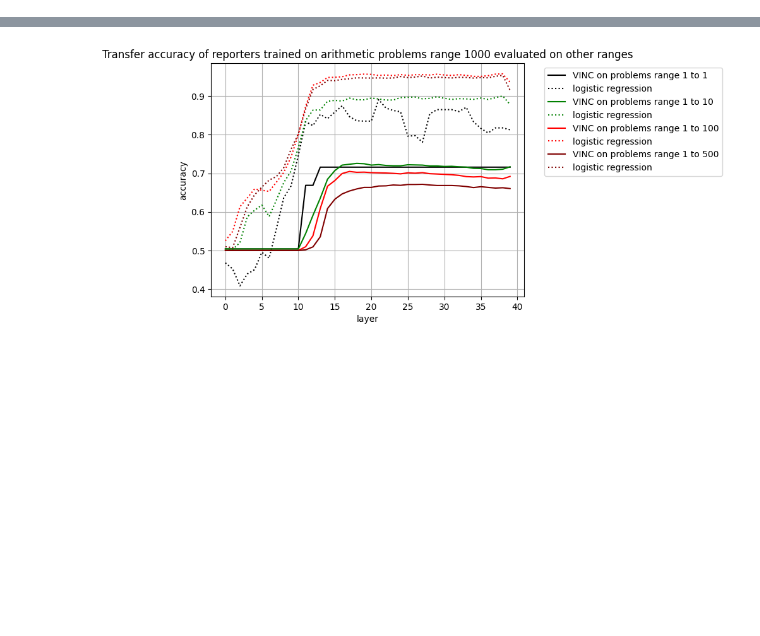
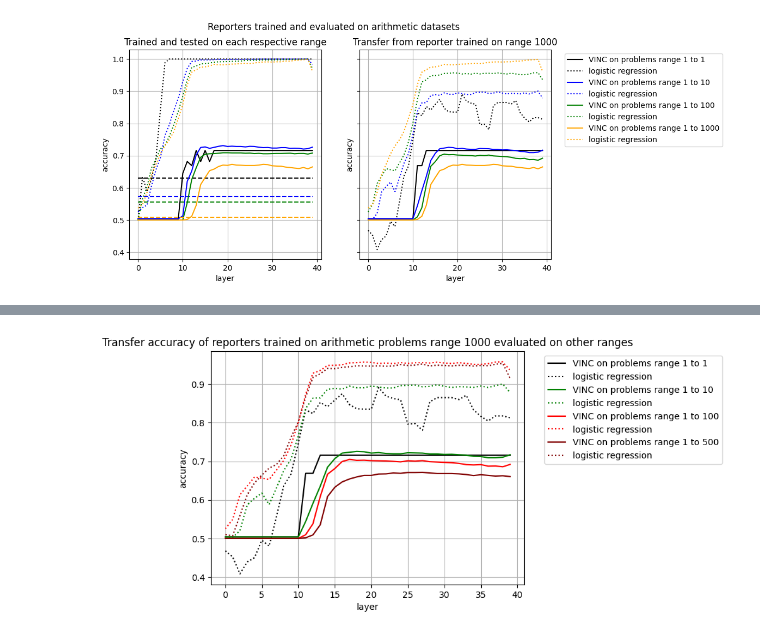
Before and after one commit to EleutherAI/elk, a Jupyter notebook: elk/results/arith_test_results.ipynb, the cells around one changed output, grey strips where cells are left out. Cells and saved outputs as stored; diff of their text form; code cells hidden in the pictures; blank space fills up the shorter version.

```diff
--- a/elk/results/arith_test_results.ipynb
+++ b/elk/results/arith_test_results.ipynb
@@ -76,37 +121,69 @@ plt.show()
 # %%
-fig, ax = plt.subplots()
-ax.set_title(fr"Reporters trained and evaluated on arithmetic datasets")
+# trained and tested vs transfer
+
+fig, axs = plt.subplots(ncols=2, figsize=(10, 5), sharey = True)
+
+# Set big title for the whole figure
+fig.suptitle("Reporters trained and evaluated on arithmetic datasets")
+
+ax = axs[0]
+ax.set_title(fr"Trained and tested on each respective range")
 ax.set_xlabel("layer")
 ax.set_ylabel("accuracy")
 ax.grid(True)
 
-for i,d in enumerate([1,5,10,50,100,500,1000]):
+for i,d in enumerate([1,10,100,1000]):
     dataset = f"arith{d}"
 
     experiment = data[(dataset, dataset, 'vinc')]
     layers = experiment['layer']
 
     acc = experiment['acc']
     # Set line color for current dataset
     line_color = line_colors[i]
     ax.plot(layers, acc, label=f'VINC on problems range {d}', color=line_color)
 
     if 'lm_acc' in experiment.columns:
         lm_acc = experiment['lm_acc']
         # Set line color and style for zero-shot dataset
         ax.plot(layers, lm_acc, label='zero-shot LM',
                 color=line_color, linestyle=zs_line_style)
 
     if 'lr_acc' in experiment.columns:
         lr_acc = experiment['lr_acc']
         # Set line color and style for logistic regression dataset
         ax.plot(layers, lr_acc, label='logistic regression',
                 color=line_color, linestyle=lr_line_style)
 
-    # experiment = data2[(dataset, dataset, 'ccs')]
-    # layers = experiment['layer']
-    # acc = experiment['acc']
-    # ax.plot(layers, acc, label=f'CCS on problems range 1 to {d}', color=line_color, linestyle=ccs_line_style)
+#ax.legend(bbox_to_anchor=(1.05, 1), loc='upper left')
+
+
+ax = axs[1]
+ax.set_title(fr"Transfer from reporter trained on range 1000")
+ax.set_xlabel("layer")
+ax.set_ylabel("accuracy")
+ax.grid(True)
+
+for i,d in enumerate([1,10,100,1000]):
+    dataset = f"arith{d}"
+
+    dataset = f"arith{d}"
+
+    experiment = data[(origin_dataset, dataset, 'vinc')]
+    layers = experiment['layer']
+
+    acc = experiment['acc']
+    # Set line color for current dataset
+    line_color = line_colors[i]
+    ax.plot(layers, acc, label=f'VINC on problems range 1 to {d}', color=line_color)
+
+    if 'lr_acc' in experiment.columns:
+        lr_acc = experiment['lr_acc']
+        # Set line color and style for logistic regression dataset
+        ax.plot(layers, lr_acc, label='logistic regression',
+                color=line_color, linestyle=lr_line_style)
 
 ax.legend(bbox_to_anchor=(1.05, 1), loc='upper left')
 plt.show()
+# %% [output]
+[figure, added]
```
Also changed, not shown: parts of 10 cells of this notebook, 2 other files.
